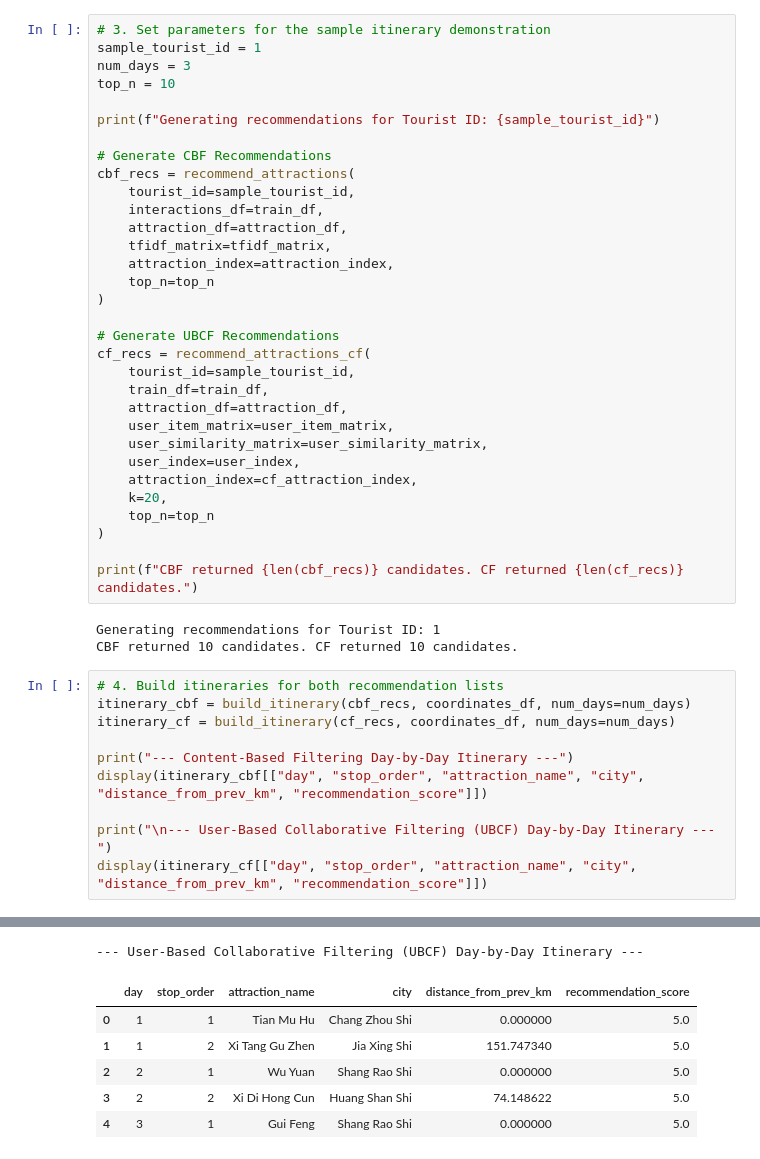
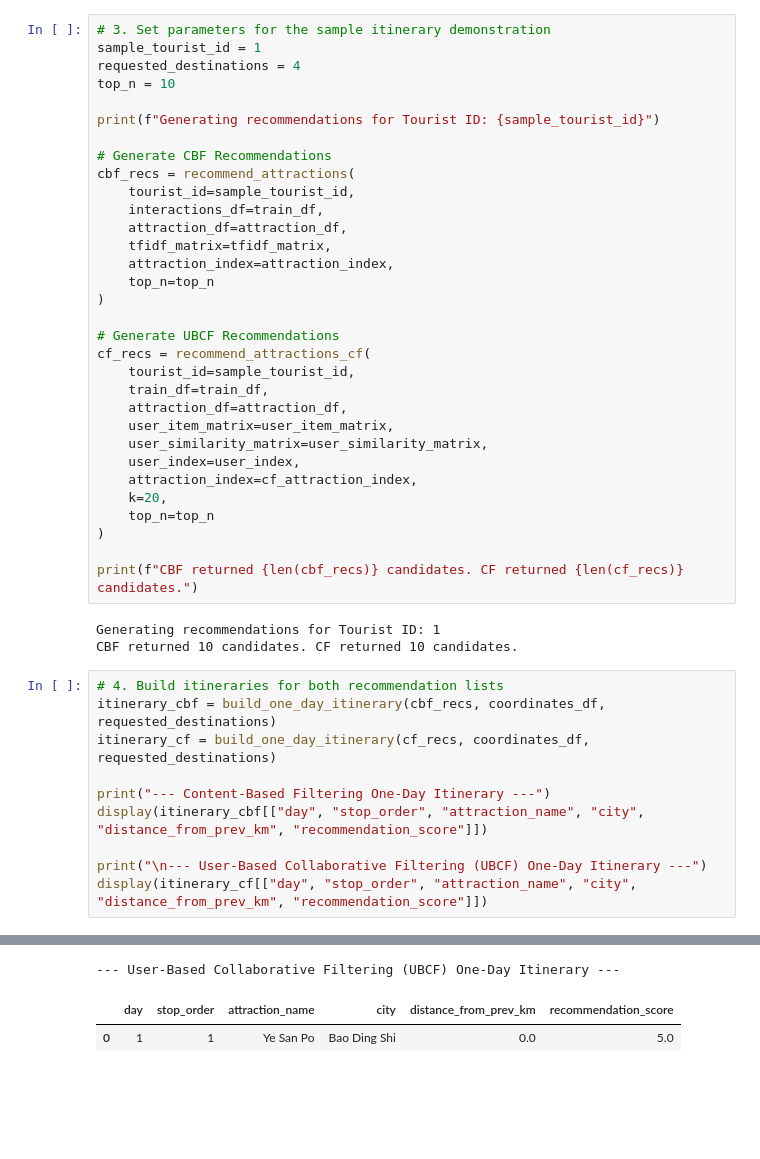
Before and after one commit to ss3-3/travel-recommender, a Jupyter notebook: notebooks/05_evaluation.ipynb, the cells around one changed output, grey strips where cells are left out. Saved outputs shown, nothing was run; the diff lists cells and outputs as text; blank space fills up the shorter version.

```diff
--- a/notebooks/05_evaluation.ipynb
+++ b/notebooks/05_evaluation.ipynb
@@ -171,7 +200,7 @@ Loaded coordinates for 433 physical locations.
 # %%
 # 3. Set parameters for the sample itinerary demonstration
 sample_tourist_id = 1
-num_days = 3
+requested_destinations = 4
 top_n = 10
 
 print(f"Generating recommendations for Tourist ID: {sample_tourist_id}")
@@ -205,12 +234,12 @@ Generating recommendations for Tourist ID: 1
 CBF returned 10 candidates. CF returned 10 candidates.
 # %%
 # 4. Build itineraries for both recommendation lists
-itinerary_cbf = build_itinerary(cbf_recs, coordinates_df, num_days=num_days)
-itinerary_cf = build_itinerary(cf_recs, coordinates_df, num_days=num_days)
+itinerary_cbf = build_one_day_itinerary(cbf_recs, coordinates_df, requested_destinations)
+itinerary_cf = build_one_day_itinerary(cf_recs, coordinates_df, requested_destinations)
 
-print("--- Content-Based Filtering Day-by-Day Itinerary ---")
+print("--- Content-Based Filtering One-Day Itinerary ---")
 display(itinerary_cbf[["day", "stop_order", "attraction_name", "city", "distance_from_prev_km", "recommendation_score"]])
 
-print("\n--- User-Based Collaborative Filtering (UBCF) Day-by-Day Itinerary ---")
+print("\n--- User-Based Collaborative Filtering (UBCF) One-Day Itinerary ---")
 display(itinerary_cf[["day", "stop_order", "attraction_name", "city", "distance_from_prev_km", "recommendation_score"]])
 # %% [output]
@@ -240,10 +250,6 @@ K-Means cluster sizes: [2, 2, 1]
---- User-Based Collaborative Filtering (UBCF) Day-by-Day Itinerary ---
+--- User-Based Collaborative Filtering (UBCF) One-Day Itinerary ---
 |  | day | stop_order | attraction_name | city | distance_from_prev_km | recommendation_score |
-| 0 | 1 | 1 | Tian Mu Hu | Chang Zhou Shi | 0.000000 | 5.0 |
-| 1 | 1 | 2 | Xi Tang Gu Zhen | Jia Xing Shi | 151.747340 | 5.0 |
-| 2 | 2 | 1 | Wu Yuan | Shang Rao Shi | 0.000000 | 5.0 |
-| 3 | 2 | 2 | Xi Di Hong Cun | Huang Shan Shi | 74.148622 | 5.0 |
-| 4 | 3 | 1 | Gui Feng | Shang Rao Shi | 0.000000 | 5.0 |
+| 0 | 1 | 1 | Ye San Po | Bao Ding Shi | 0.0 | 5.0 |
 # %%
 # 5. Run structural evaluations for both itineraries
 metrics_cbf = evaluate_itinerary(itinerary_cbf, cbf_recs)
```
Also changed, not shown: parts of 11 cells of this notebook, 9 other files.
